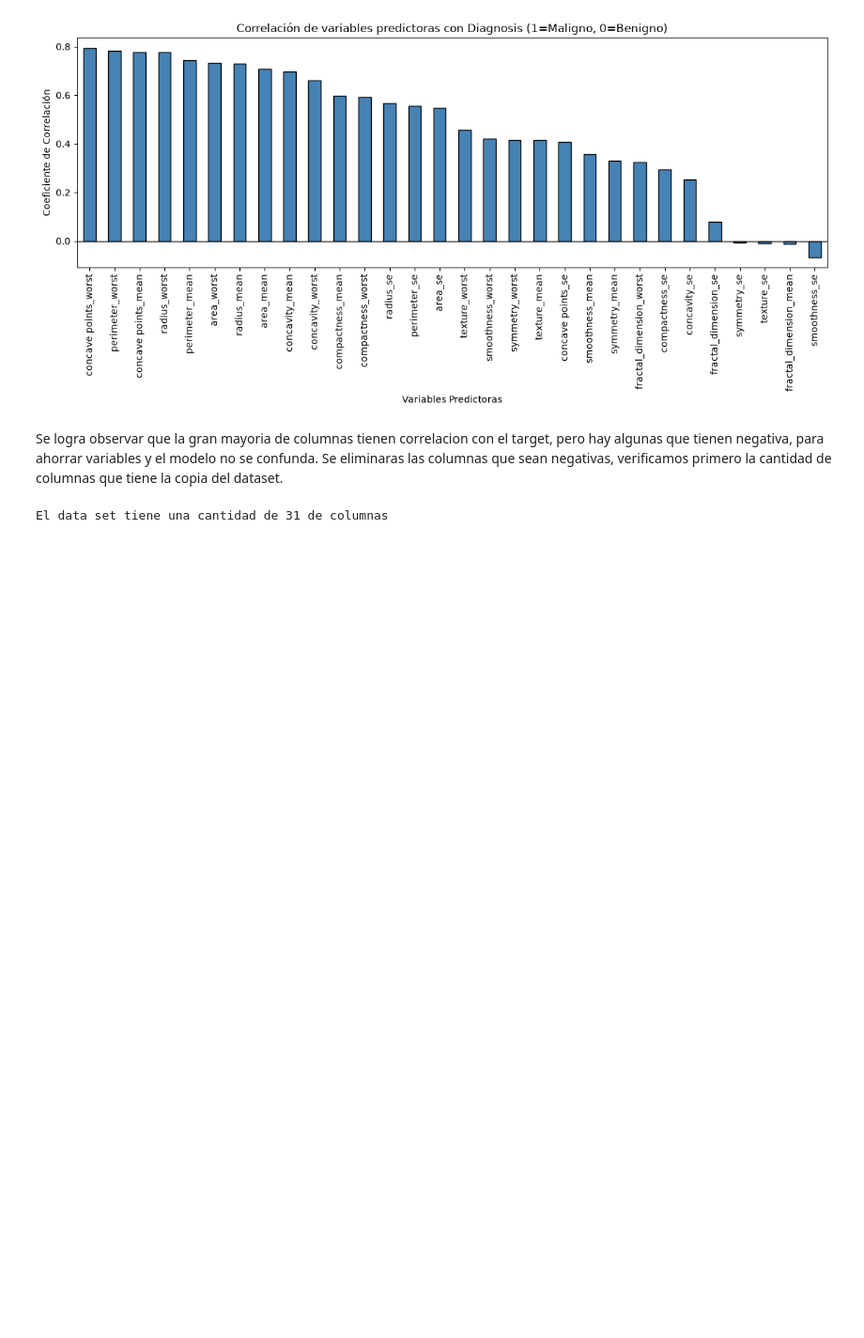
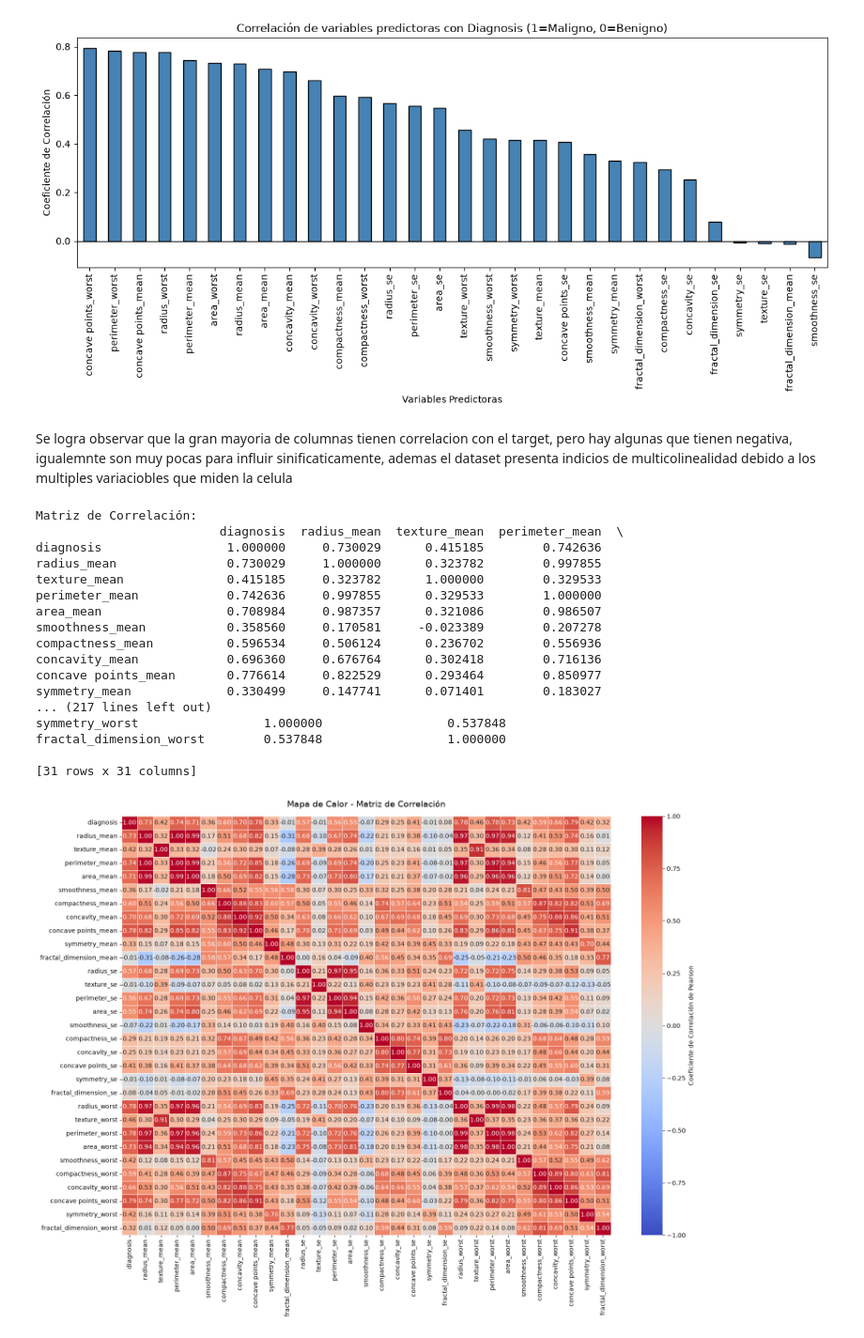
Before and after one commit to gabriel1-du/Modelos-de-Machine-Learning-supervisado-Clasificacion-y-regresion-, a Jupyter notebook: notebookDesarrollo.ipynb, the cells around one changed output. Shown at 94% size. Saved outputs shown, nothing was run; the diff lists cells and outputs as text; code cells hidden in the pictures; blank space fills up the shorter version.

```diff
--- a/notebookDesarrollo.ipynb
+++ b/notebookDesarrollo.ipynb
@@ -57,7 +152,7 @@ la mama
 Con esta varibale como target podremos predecir el diagnostico de una persona, como primer paso eliminaremos la columna que a primera vista no aporta , el cual es el numero de identificacion del registro
 # %%
 #df_breast_copia["id"]
-#df_breast_copia = df_breast_copia.drop(columns=["id"])
+df_breast_copia = df_breast_copia.drop(columns=["id"])
 
 df_breast_copia.head()
 # %% [output]
@@ -184,8 +262,45 @@ plt.show()
 # %% [output]
 [figure]
 # %% [markdown]
-Se logra observar que la gran mayoria de columnas tienen correlacion con el target, pero hay algunas que tienen negativa, para ahorrar variables y el modelo no se confunda. Se eliminaras las columnas que sean negativas, verificamos primero la cantidad de columnas que tiene la copia del dataset.
+Se logra observar que la gran mayoria de columnas tienen correlacion con el target, pero hay algunas que tienen negativa, igualemnte son muy pocas para influir sinificaticamente, ademas el dataset presenta indicios de multicolinealidad debido a los multiples variaciobles que miden la celula
-# %%
-print(f"El data set tiene una cantidad de {len(df_breast_copia.columns)} de columnas")
-# %% [output]
-El data set tiene una cantidad de 31 de columnas
+# %%
+matriz_correlacion = df_breast_copia.corr()
+
+# Mostramos la matriz en texto (opcional)
+print("\nMatriz de Correlación:")
+print(matriz_correlacion)
+
+# Generamos el mapa de calor (Heatmap)
+plt.figure(figsize=(16, 12))
+sns.heatmap(
+    matriz_correlacion,
+    annot=True,          # Muestra el valor numérico en cada celda
+    fmt=".2f",           # Limita a 2 decimales para que sea legible
+    cmap='coolwarm',     # Gradiente de azul (negativo) a rojo (positivo)
+    vmin=-1, vmax=1,     # Escala de correlación estandarizada
+    linewidths=0.5,
+    cbar_kws={'label': 'Coeficiente de Correlación de Pearson'}
+)
+
+plt.title('Mapa de Calor - Matriz de Correlación', fontsize=14, pad=15)
+plt.tight_layout()
+plt.show()
+# %% [output]
+Matriz de Correlación:
+                         diagnosis  radius_mean  texture_mean  perimeter_mean  \
+diagnosis                 1.000000     0.730029      0.415185        0.742636
+radius_mean               0.730029     1.000000      0.323782        0.997855
+texture_mean              0.415185     0.323782      1.000000        0.329533
+perimeter_mean            0.742636     0.997855      0.329533        1.000000
+area_mean                 0.708984     0.987357      0.321086        0.986507
+smoothness_mean           0.358560     0.170581     -0.023389        0.207278
+compactness_mean          0.596534     0.506124      0.236702        0.556936
+concavity_mean            0.696360     0.676764      0.302418        0.716136
+concave points_mean       0.776614     0.822529      0.293464        0.850977
+symmetry_mean             0.330499     0.147741      0.071401        0.183027
+... (217 lines left out)
+symmetry_worst                 1.000000                 0.537848
+fractal_dimension_worst        0.537848                 1.000000
+
+[31 rows x 31 columns]
+[figure, added]
```
Also changed, not shown: parts of 43 cells of this notebook, 1 other file.
